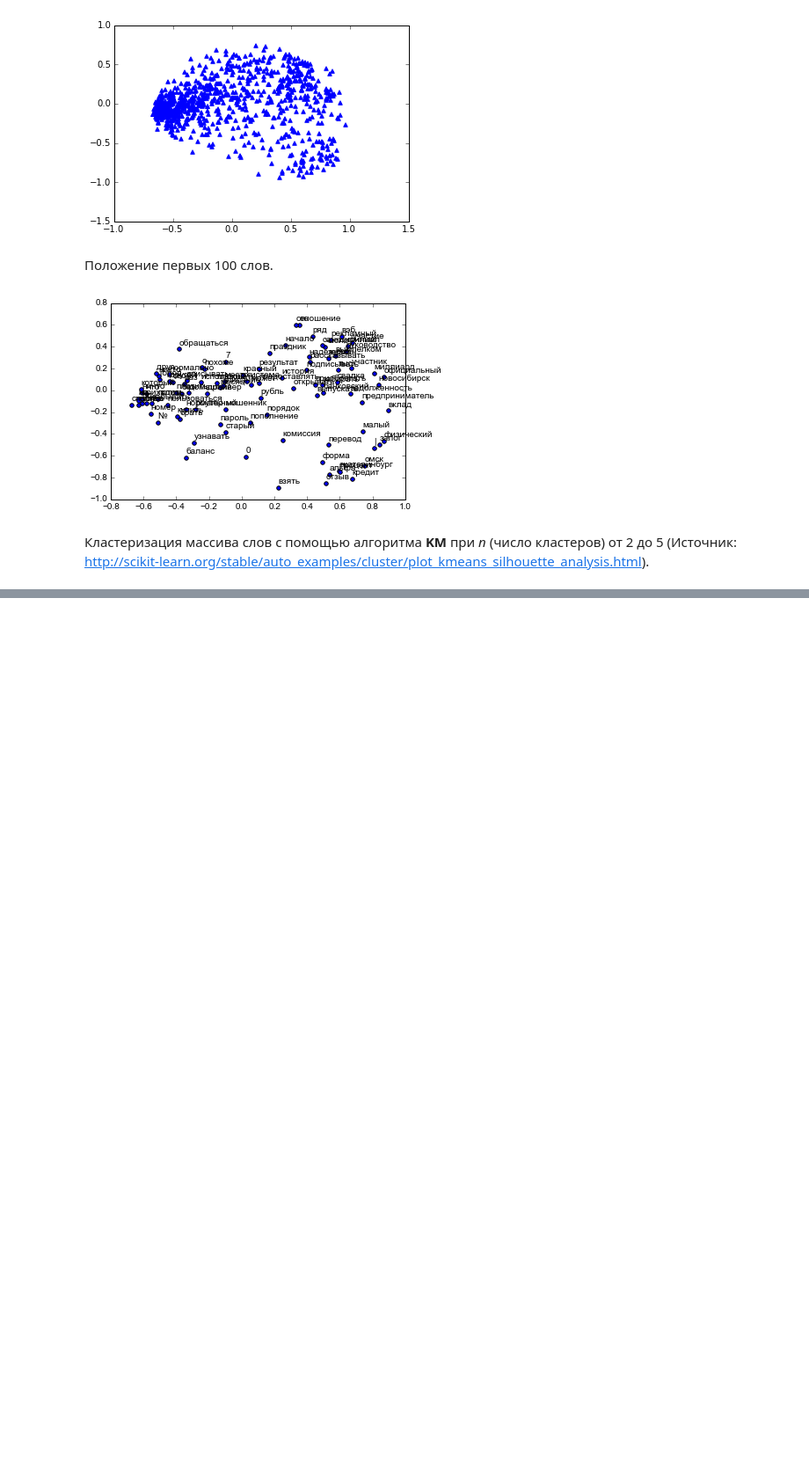
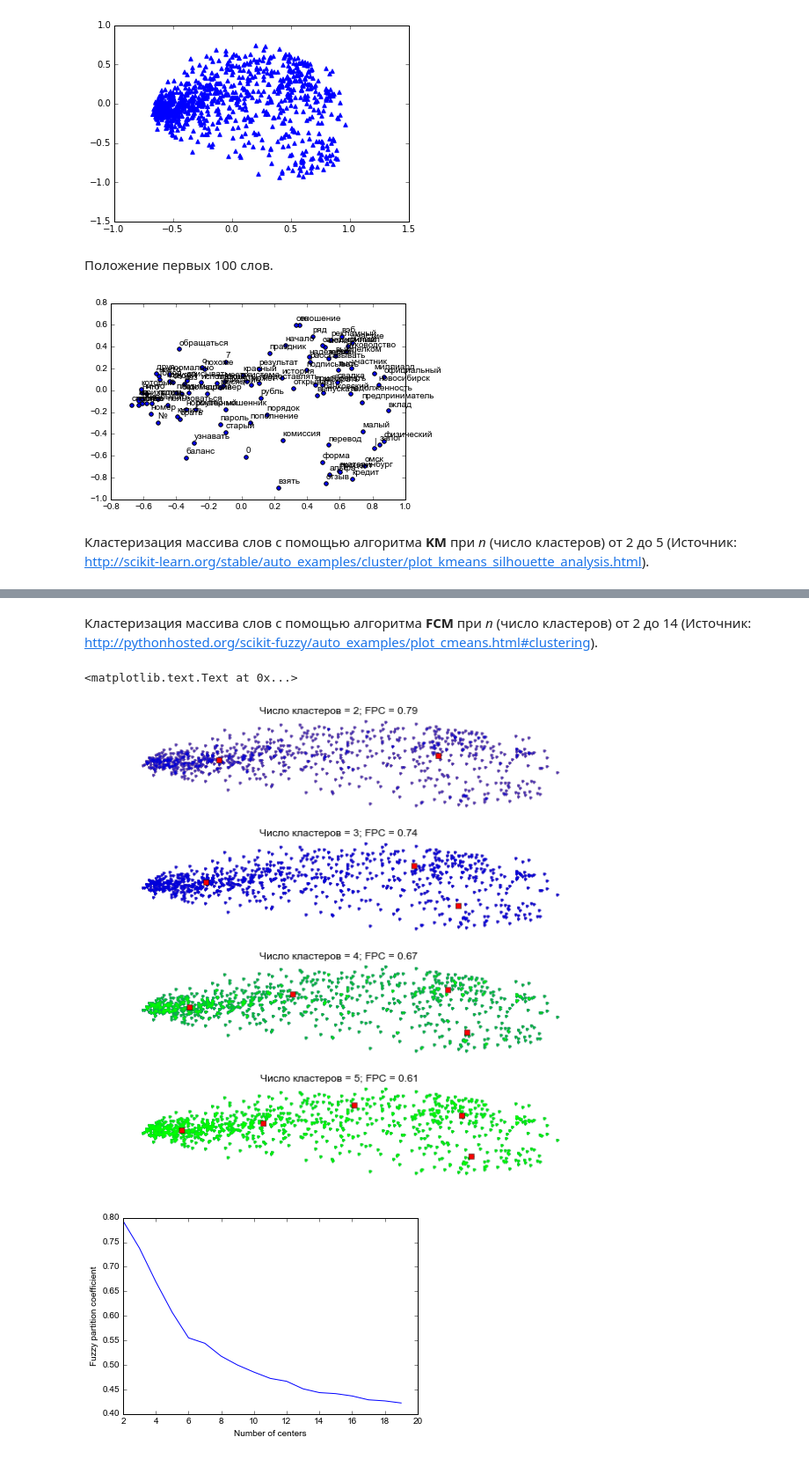
Before and after one commit to Semen52/FSA2, a Jupyter notebook: fsa/fuzzy_clustering.ipynb, the cells around one changed output, grey strips where cells are left out. Shown at 88% size. Cells and saved outputs as stored; diff of their text form; code cells hidden in the pictures; blank space fills up the shorter version.

```diff
--- a/fsa/fuzzy_clustering.ipynb
+++ b/fsa/fuzzy_clustering.ipynb
@@ -226,0 +239,49 @@ for n_clusters in range_n_clusters:
+# %% [markdown]
+Кластеризация массива слов с помощью алгоритма **FCM** при *n* (число кластеров) от 2 до 14 (Источник: http://pythonhosted.org/scikit-fuzzy/auto_examples/plot_cmeans.html#clustering).
+# %%
+import skfuzzy as fuzz
+
+# Set up the loop and plot
+fig1, axes1 = plt.subplots(4, figsize=(8, 8))
+alldata = pca_vectors.transpose()
+fpcs = []
+
+for ncenters, ax in enumerate(axes1.reshape(-1), 2):
+    cntr, u, u0, d, jm, p, fpc = fuzz.cluster.cmeans(
+        alldata, ncenters, 2, error=1e-4, maxiter=1000, init=None)
+
+    # Store fpc values for later
+    fpcs.append(fpc)
+
+    # Plot assigned clusters, for each data point in training set
+    cluster_membership = np.argmax(u, axis=0)
+    for j in range(ncenters):
+        ax.plot(pca_vectors[:, 0],
+                pca_vectors[:, 1], '.', color=colors[j])
+
+    # Mark the center of each fuzzy cluster
+    for pt in cntr:
+        ax.plot(pt[0], pt[1], 'rs')
+
+    ax.set_title(u'Число кластеров = {0}; FPC = {1:.2f}'.format(ncenters, fpc))
+    ax.axis('off')
+
+fig1.tight_layout()
+
+# График для различного числа кластеров
+fpcs = []
+max_n_clustrers = 20
+for ncenters in range(2, max_n_clustrers):
+    cntr, u, u0, d, jm, p, fpc = fuzz.cluster.cmeans(
+        alldata, ncenters, 2, error=1e-4, maxiter=1000, init=None)
+    # Store fpc values for later
+    fpcs.append(fpc)
+
+fig2, ax2 = plt.subplots()
+ax2.plot(np.r_[2:max_n_clustrers], fpcs)
+ax2.set_xlabel("Number of centers")
+ax2.set_ylabel("Fuzzy partition coefficient")
+# %% [output]
+<matplotlib.text.Text at 0x...>
+[figure, added]
+[figure, added]
```
Also changed, not shown: parts of 3 cells of this notebook.
